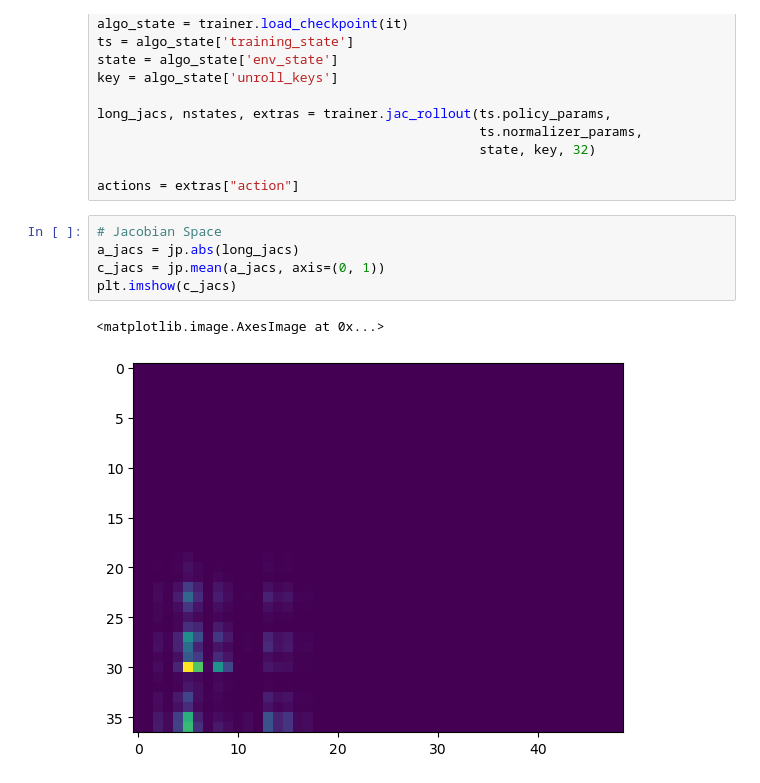
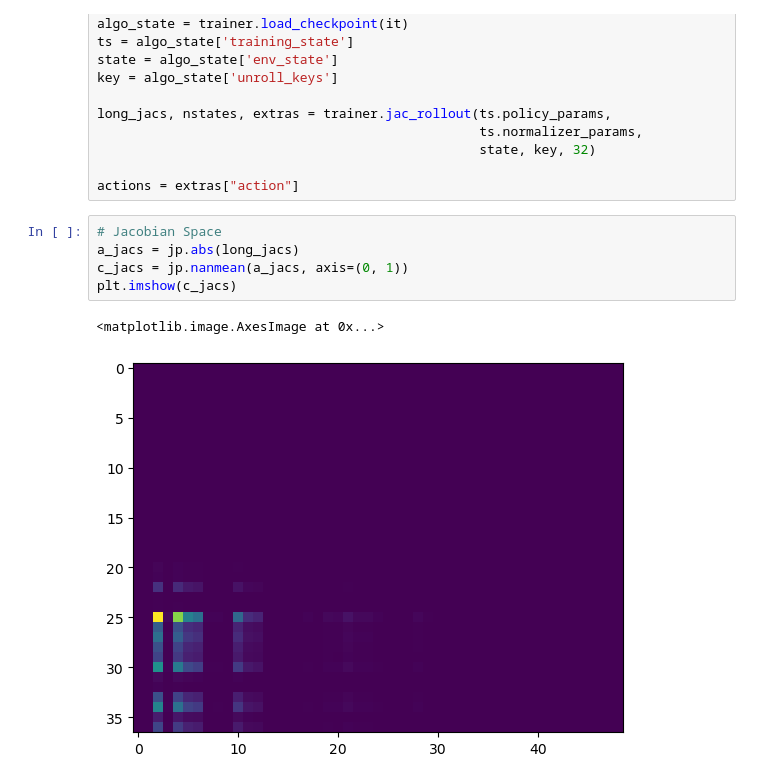
Before and after one commit to Andrew-Luo1/jax_shac, a Jupyter notebook: anymal.ipynb, the cells around one changed output. Drawn from its saved outputs; the diff is of its cells as text.

```diff
--- a/anymal.ipynb
+++ b/anymal.ipynb
@@ -506,8 +453,8 @@ actions = extras["action"]
 # %%
 # Jacobian Space
 a_jacs = jp.abs(long_jacs)
-c_jacs = jp.mean(a_jacs, axis=(0, 1))
+c_jacs = jp.nanmean(a_jacs, axis=(0, 1))
 plt.imshow(c_jacs)
 # %% [output]
 <matplotlib.image.AxesImage at 0x...>
-[figure, old version]
+[figure, new version]
```
Also changed, not shown: parts of 8 cells of this notebook, 1 other file.
